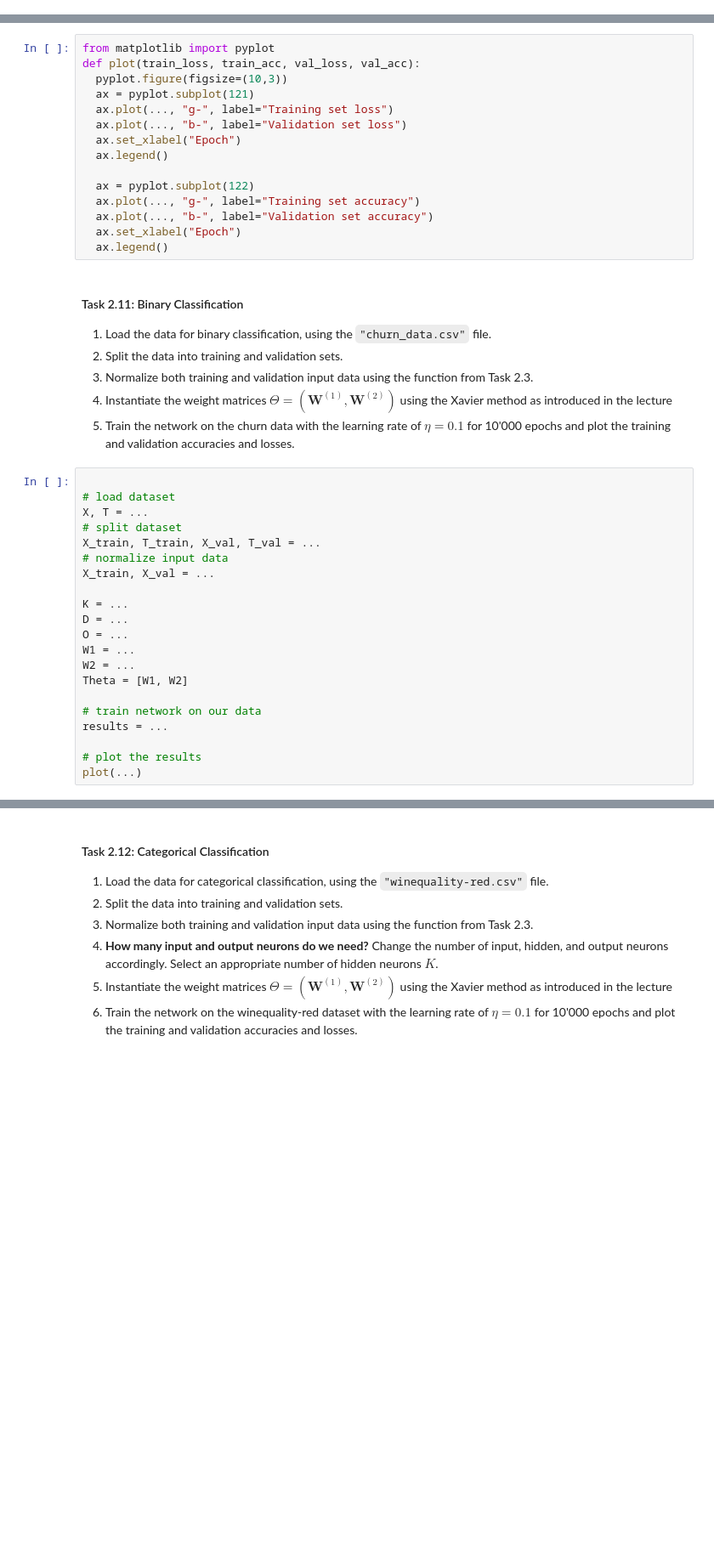
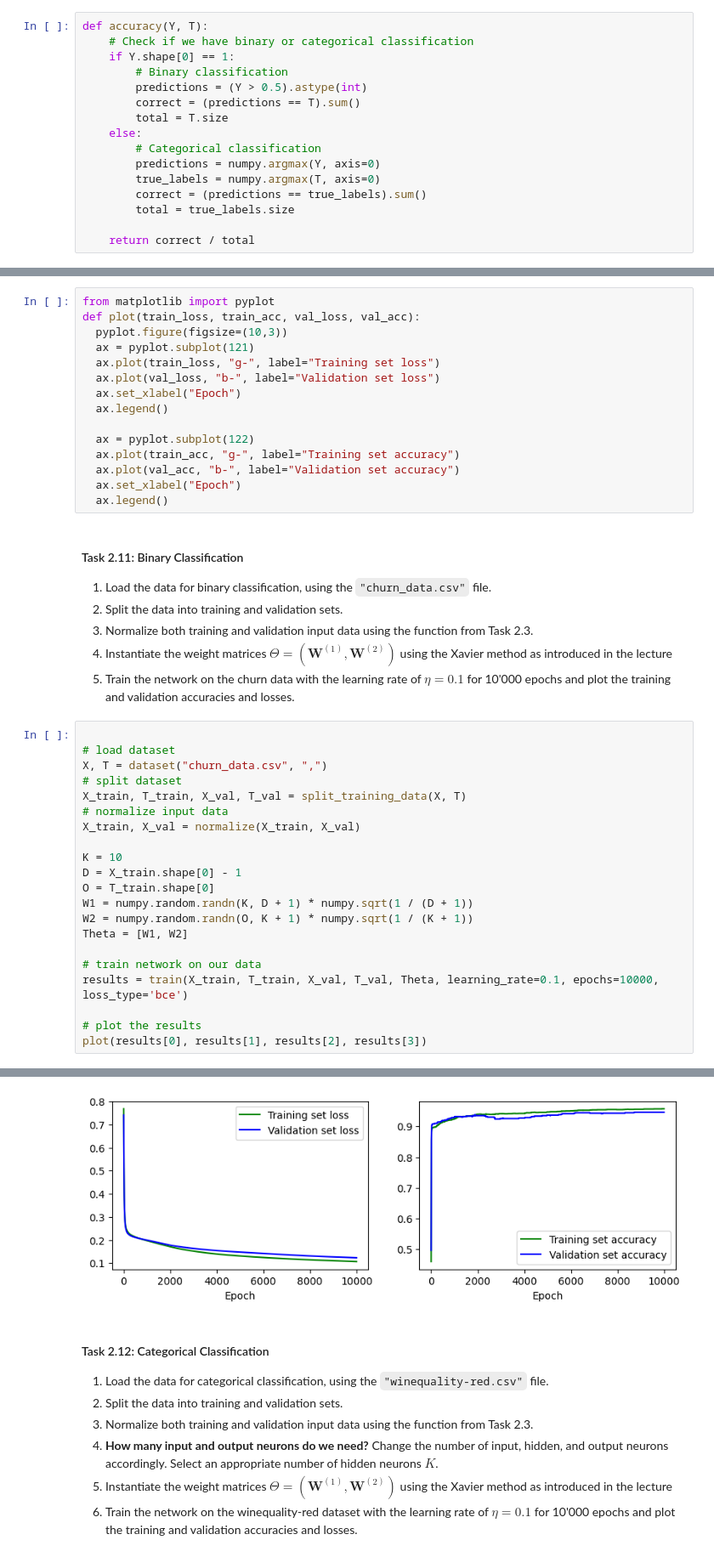
Before and after one commit to IngaleOmkar/Deep-Learning, a Jupyter notebook: Assignment-2/DL_Assignment02.ipynb, the cells around one changed output, grey strips where cells are left out. Shown at 85% size. Drawn from its saved outputs; the diff is of its cells as text; blank space fills up the shorter version.

```diff
--- a/Assignment-2/DL_Assignment02.ipynb
+++ b/Assignment-2/DL_Assignment02.ipynb
@@ -352,3 +398,19 @@ def accuracy(Y, T):
+# %%
+def accuracy(Y, T):
+    # Check if we have binary or categorical classification
+    if Y.shape[0] == 1:
+        # Binary classification
+        predictions = (Y > 0.5).astype(int)
+        correct = (predictions == T).sum()
+        total = T.size
+    else:
+        # Categorical classification
+        predictions = numpy.argmax(Y, axis=0)
+        true_labels = numpy.argmax(T, axis=0)
+        correct = (predictions == true_labels).sum()
+        total = true_labels.size
+
+    return correct / total
 # %% [markdown]
 #### Test 2: Test Accuracy Function
 
@@ -438,14 +503,14 @@ from matplotlib import pyplot
 def plot(train_loss, train_acc, val_loss, val_acc):
   pyplot.figure(figsize=(10,3))
   ax = pyplot.subplot(121)
-  ax.plot(..., "g-", label="Training set loss")
-  ax.plot(..., "b-", label="Validation set loss")
+  ax.plot(train_loss, "g-", label="Training set loss")
+  ax.plot(val_loss, "b-", label="Validation set loss")
   ax.set_xlabel("Epoch")
   ax.legend()
 
   ax = pyplot.subplot(122)
-  ax.plot(..., "g-", label="Training set accuracy")
-  ax.plot(..., "b-", label="Validation set accuracy")
+  ax.plot(train_acc, "g-", label="Training set accuracy")
+  ax.plot(val_acc, "b-", label="Validation set accuracy")
   ax.set_xlabel("Epoch")
   ax.legend()
 # %% [markdown]
@@ -460,21 +525,22 @@ def plot(train_loss, train_acc, val_loss, val_acc):
 # %%
 
 # load dataset
-X, T = ...
+X, T = dataset("churn_data.csv", ",")
 # split dataset
-X_train, T_train, X_val, T_val = ...
+X_train, T_train, X_val, T_val = split_training_data(X, T)
 # normalize input data
-X_train, X_val = ...
+X_train, X_val = normalize(X_train, X_val)
 
-K = ...
-D = ...
-O = ...
-W1 = ...
-W2 = ...
+K = 10
+D = X_train.shape[0] - 1
+O = T_train.shape[0]
+W1 = numpy.random.randn(K, D + 1) * numpy.sqrt(1 / (D + 1))
+W2 = numpy.random.randn(O, K + 1) * numpy.sqrt(1 / (K + 1))
 Theta = [W1, W2]
 
 # train network on our data
-results = ...
+results = train(X_train, T_train, X_val, T_val, Theta, learning_rate=0.1, epochs=10000, loss_type='bce')
 
 # plot the results
-plot(...)
+plot(results[0], results[1], results[2], results[3])
+# %% [output]
@@ -481,3 +548,4 @@ plot(...)
+[figure, added]
 # %% [markdown]
 #### Task 2.12: Categorical Classification
 
```
Also changed, not shown: parts of 16 cells of this notebook, 4 other files.
